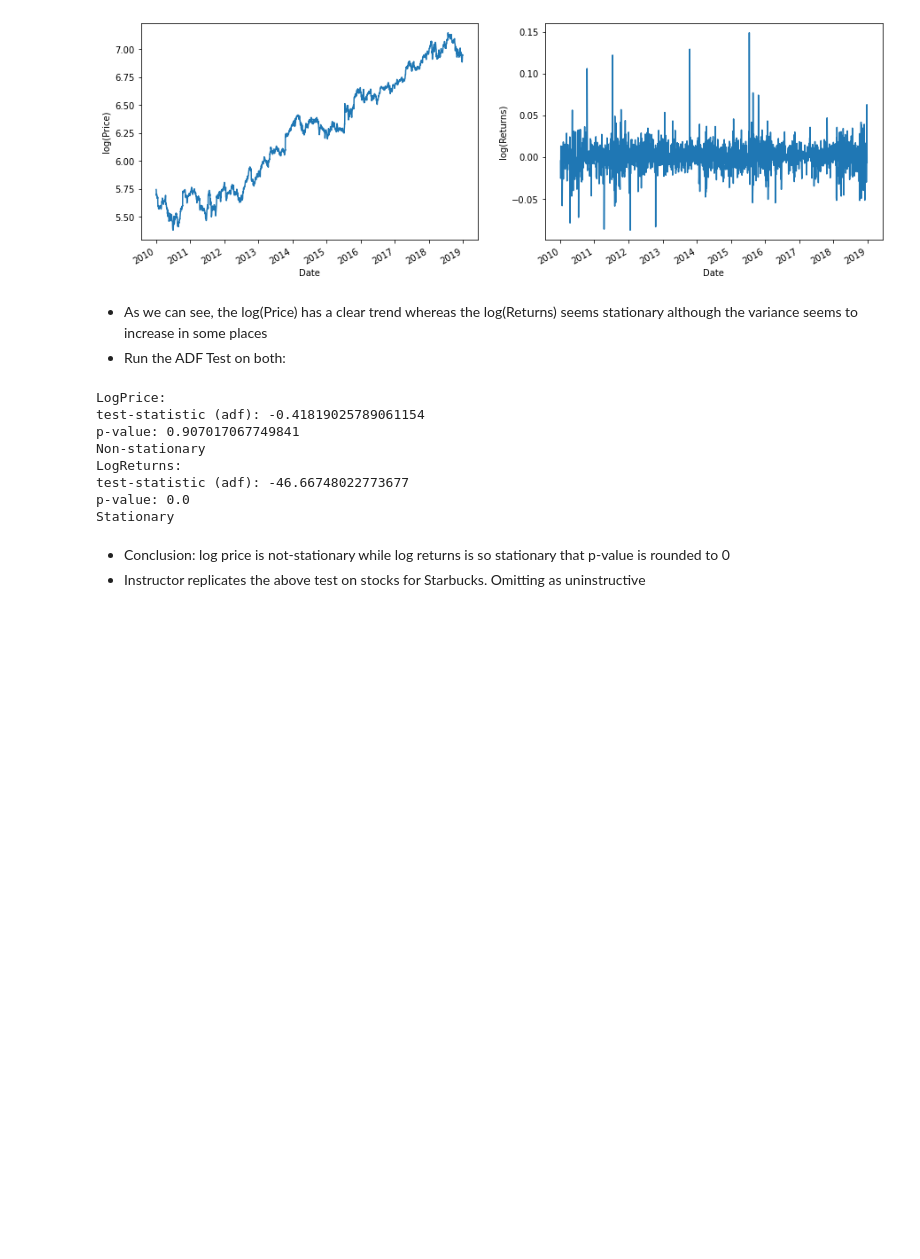
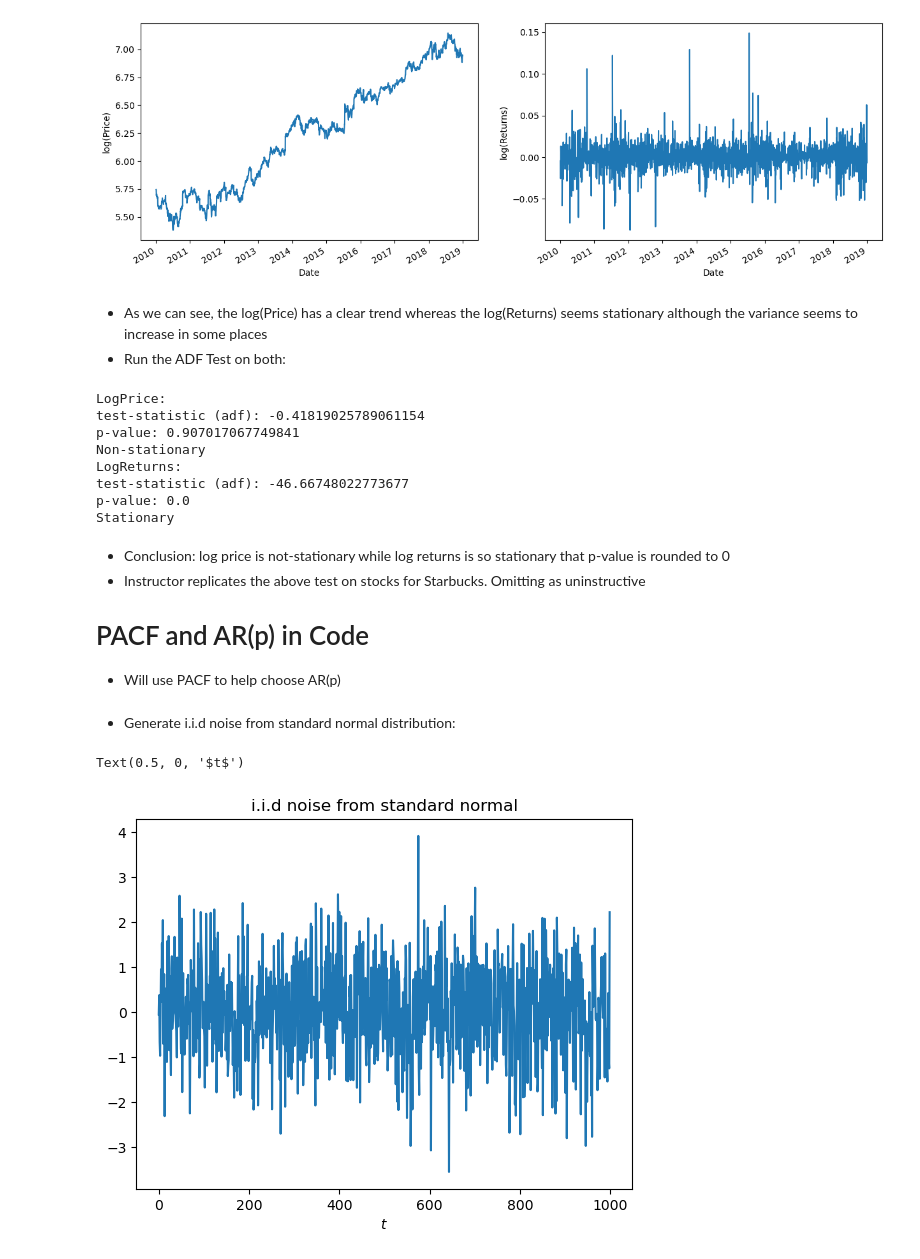
Before and after one commit to les67/TimeSeriesAnalysis_Udemy, a Jupyter notebook: 5_arima.ipynb, the cells around one changed output. Drawn from its saved outputs; the diff is of its cells as text; code cells hidden in the pictures; blank space fills up the shorter version.

Commit message:
ACF and PACF in code

```diff
--- a/5_arima.ipynb
+++ b/5_arima.ipynb
@@ -528,3 +512,6 @@ Stationary
 # %% [markdown]
 - Conclusion: log price is not-stationary while log returns is so stationary that p-value is rounded to 0
 - Instructor replicates the above test on stocks for Starbucks. Omitting as uninstructive
+
+# PACF and AR(p) in Code
+- Will use PACF to help choose AR(p)
@@ -530,0 +520,11 @@ Stationary
+# %% [markdown]
+- Generate i.i.d noise from standard normal distribution:
+# %%
+x0 = np.random.randn(1000)
+
+plt.plot(x0);
+plt.title('i.i.d noise from standard normal');
+plt.xlabel(r'$t$')
+# %% [output]
+Text(0.5, 0, '$t$')
+[figure, added]
```
Also changed, not shown: parts of 35 cells of this notebook.
